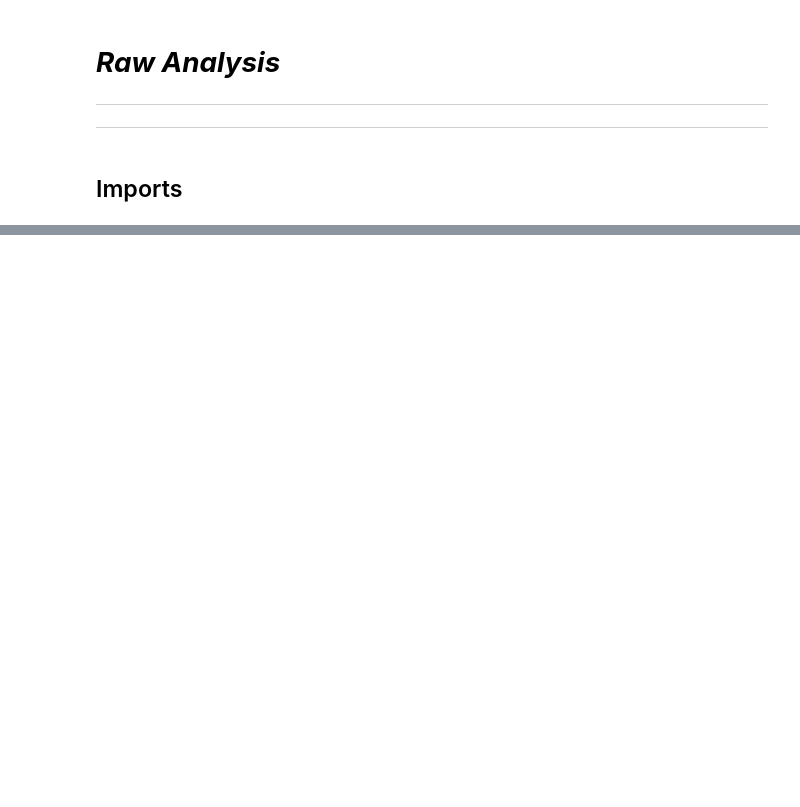
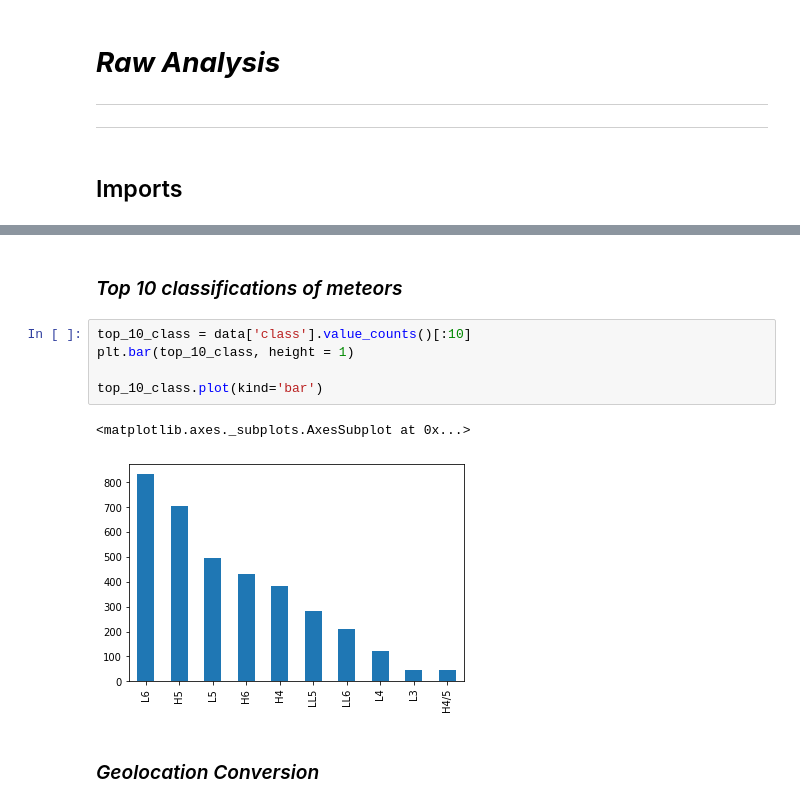
Before and after one commit to RobotGyal/Project-Impact-2020, a Jupyter notebook: Raw Analysis.ipynb, the cells around one changed output, grey strips where cells are left out. Cells and saved outputs as stored; diff of their text form; blank space fills up the shorter version.

```diff
--- a/Raw Analysis.ipynb
+++ b/Raw Analysis.ipynb
@@ -64,0 +137,12 @@ None
+# %% [markdown]
+### *Top 10 classifications of meteors*
+# %%
+top_10_class = data['class'].value_counts()[:10]
+plt.bar(top_10_class, height = 1)
+
+top_10_class.plot(kind='bar')
+# %% [output]
+<matplotlib.axes._subplots.AxesSubplot at 0x...>
+[figure, added]
+# %% [markdown]
+### *Geolocation Conversion*
```
Also changed, not shown: parts of 15 cells of this notebook, 1 other file.
